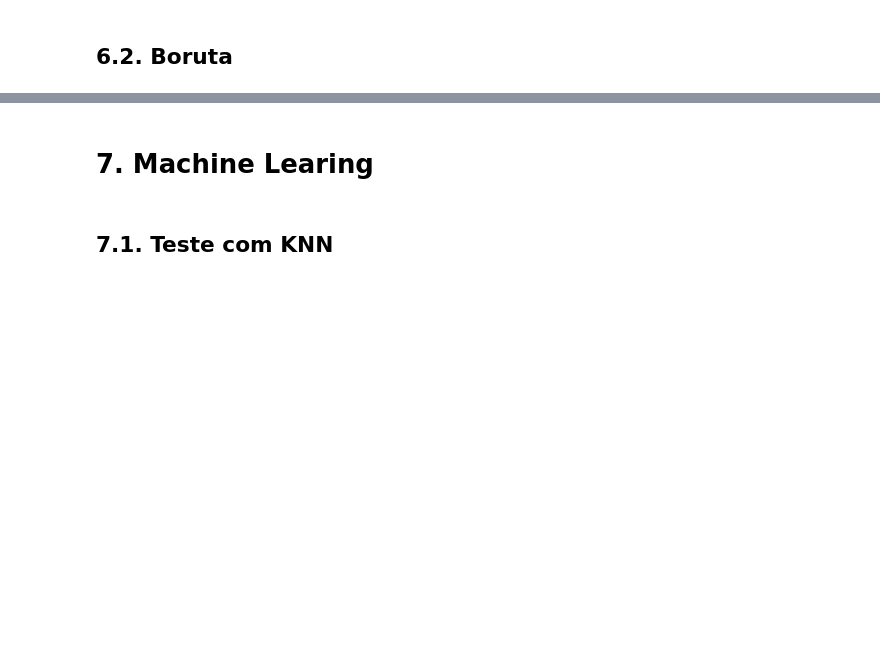
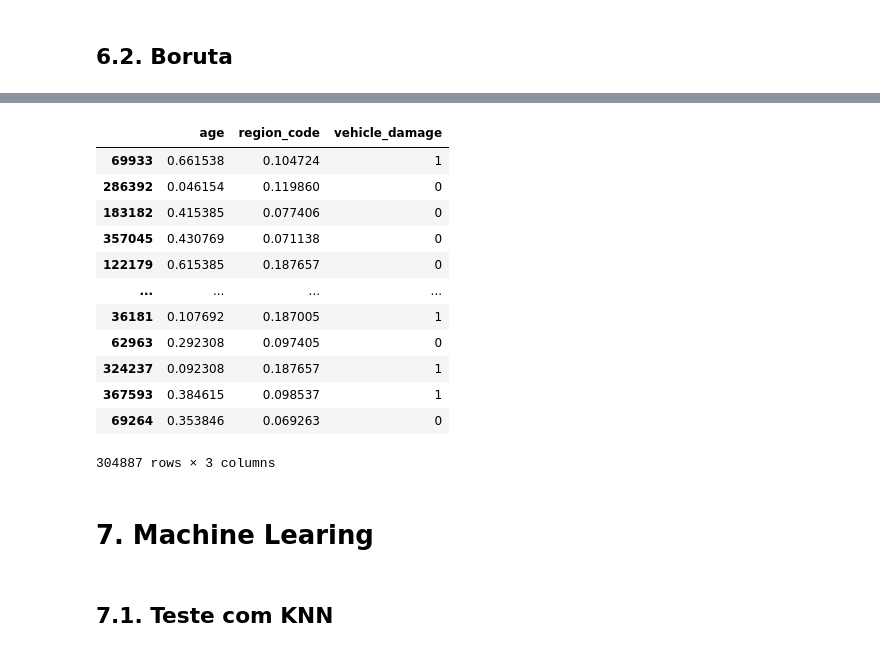
Before and after one commit to ezequielpf/health_insurance_cross_sell, a Jupyter notebook: notebooks/1.0.epf_health_insurance_cross_sell.ipynb, the cells around one changed output, grey strips where cells are left out. Cells and saved outputs as stored; diff of their text form; code cells hidden in the pictures; blank space fills up the shorter version.

Commit message:
Boruta done

```diff
--- a/notebooks/1.0.epf_health_insurance_cross_sell.ipynb
+++ b/notebooks/1.0.epf_health_insurance_cross_sell.ipynb
@@ -429,3 +446,19 @@ The aliases was originally deprecated in NumPy 1.20; for more details and guidan
+# %%
+X_train_n.loc[:, boruta_selector.support_]
+# %% [output]
+|  | age | region_code | vehicle_damage |
+| 69933 | 0.661538 | 0.104724 | 1 |
+| 286392 | 0.046154 | 0.119860 | 0 |
+| 183182 | 0.415385 | 0.077406 | 0 |
+| 357045 | 0.430769 | 0.071138 | 0 |
+| 122179 | 0.615385 | 0.187657 | 0 |
+| ... | ... | ... | ... |
+| 36181 | 0.107692 | 0.187005 | 1 |
+| 62963 | 0.292308 | 0.097405 | 0 |
+| 324237 | 0.092308 | 0.187657 | 1 |
+| 367593 | 0.384615 | 0.098537 | 1 |
+| 69264 | 0.353846 | 0.069263 | 0 |
+304887 rows × 3 columns
 # %% [markdown]
 # 7. Machine Learing
 # %%
```
Also changed, not shown: parts of 3 cells of this notebook.
